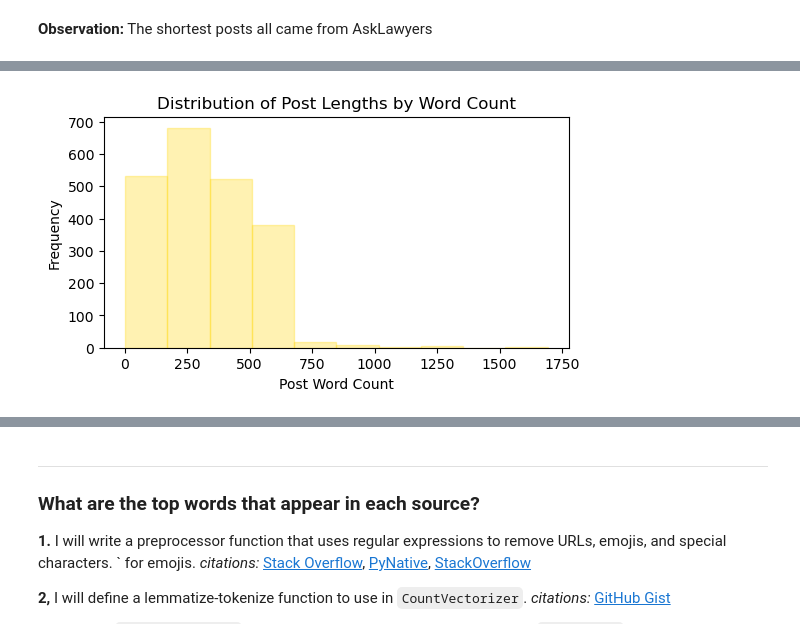
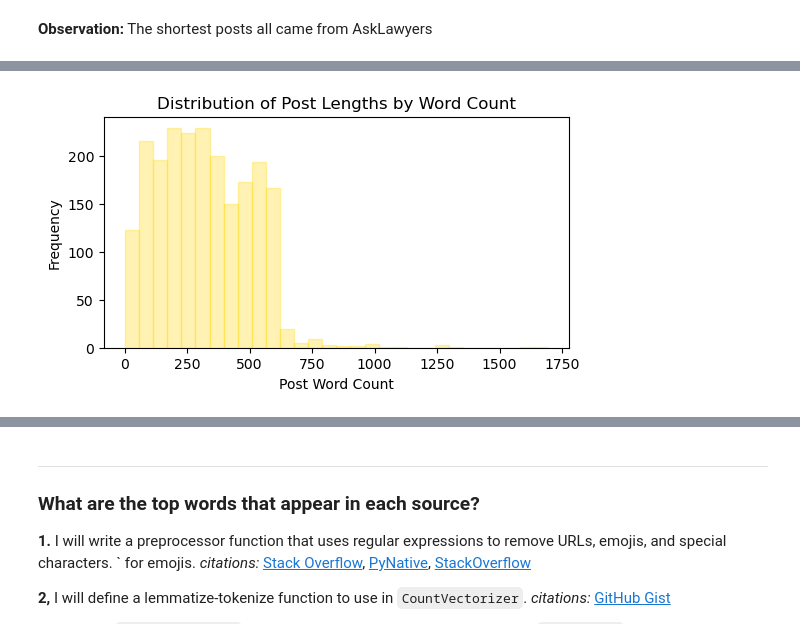
Before and after one commit to MartaFuentesF/NLP_classification_reddit_posts, a Jupyter notebook: 02_Cleaning_and_EDA.ipynb, the cells around one changed output, grey strips where cells are left out. Cells and saved outputs as stored; diff of their text form; code cells hidden in the pictures.

```diff
--- a/02_Cleaning_and_EDA.ipynb
+++ b/02_Cleaning_and_EDA.ipynb
@@ -223,13 +233,13 @@ plt.savefig('./Images/bar_post_len_by_char')
 # %%
 # Histogram for word count
 plt.figure(figsize = (6, 3));
 
-plt.hist(posts['post_word_count'], edgecolor = 'gold', color = 'gold', alpha = 0.3);
+plt.hist(posts['post_word_count'], bins = 30, edgecolor = 'gold', color = 'gold', alpha = 0.3);
 plt.xlabel('Post Word Count');
 plt.ylabel('Frequency');
 plt.title('Distribution of Post Lengths by Word Count');
 
 # Saving Figure to Images folder
 plt.savefig('./Images/bar_post_len_by_words')
 # %% [output]
-[figure, old version]
+[figure, new version]
```
Also changed, not shown: parts of 15 cells of this notebook, 6 other files.
